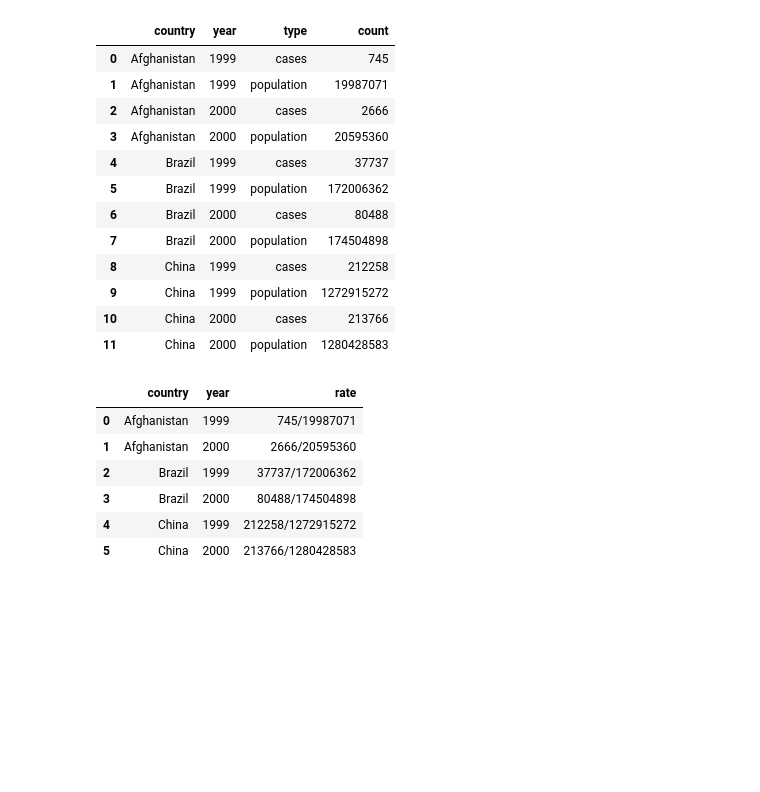
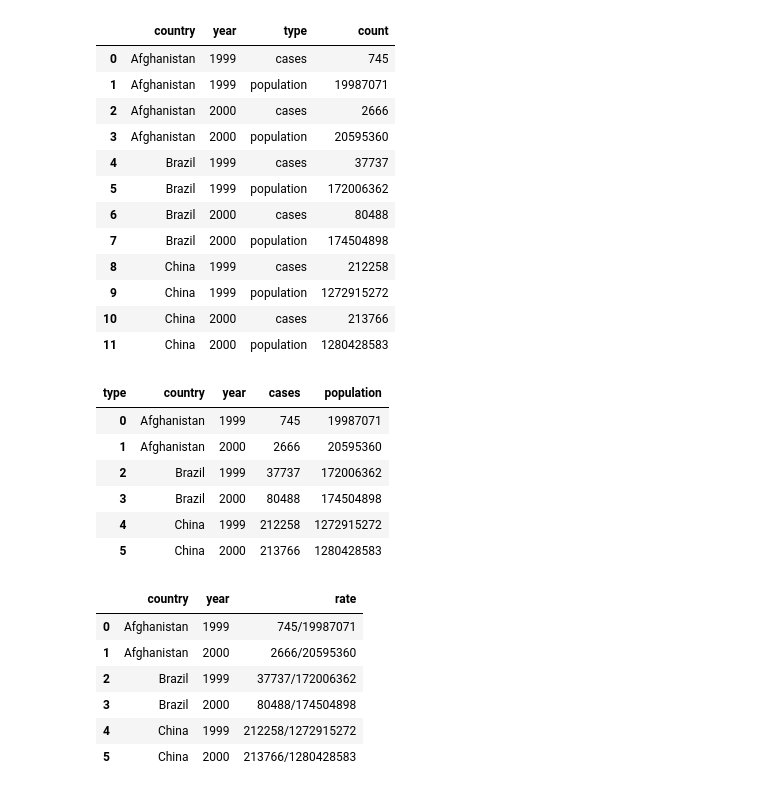
Before and after one commit to chendaniely/2019-07-29-python_live, a Jupyter notebook: notebooks/04-tidy.ipynb, the cells around one changed output. Saved outputs shown, nothing was run; the diff lists cells and outputs as text; code cells hidden in the pictures; blank space fills up the shorter version.

```diff
--- a/notebooks/04-tidy.ipynb
+++ b/notebooks/04-tidy.ipynb
@@ -192,6 +192,20 @@ tbl2
 | 9 | China | 1999 | population | 1272915272 |
 | 10 | China | 2000 | cases | 213766 |
 | 11 | China | 2000 | population | 1280428583 |
+# %%
+(tbl2.pivot_table(index=['country', 'year'],
+                columns='type',
+                values='count')
+ .reset_index()
+)
+# %% [output]
+| type | country | year | cases | population |
+| 0 | Afghanistan | 1999 | 745 | 19987071 |
+| 1 | Afghanistan | 2000 | 2666 | 20595360 |
+| 2 | Brazil | 1999 | 37737 | 172006362 |
+| 3 | Brazil | 2000 | 80488 | 174504898 |
+| 4 | China | 1999 | 212258 | 1272915272 |
+| 5 | China | 2000 | 213766 | 1280428583 |
 # %%
 # Tidy the tbl3 dataset
 # just give me the population
```
Also changed, not shown: parts of 2 cells of this notebook, 5 other files.
